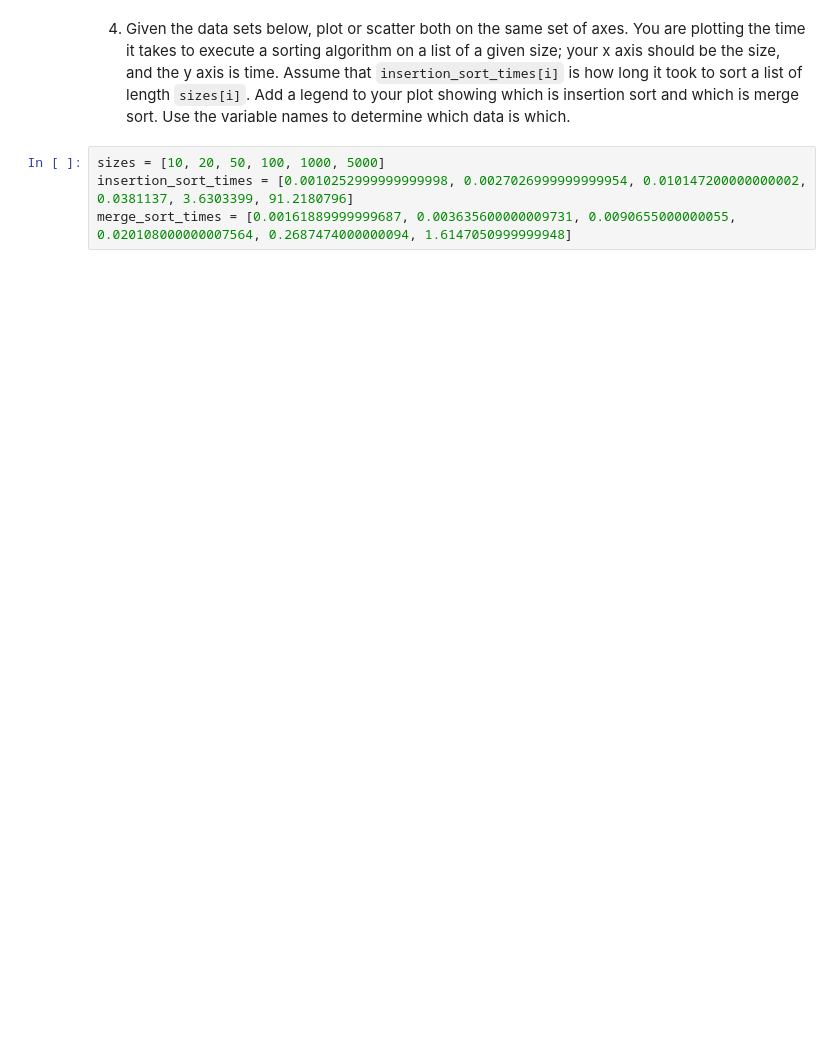
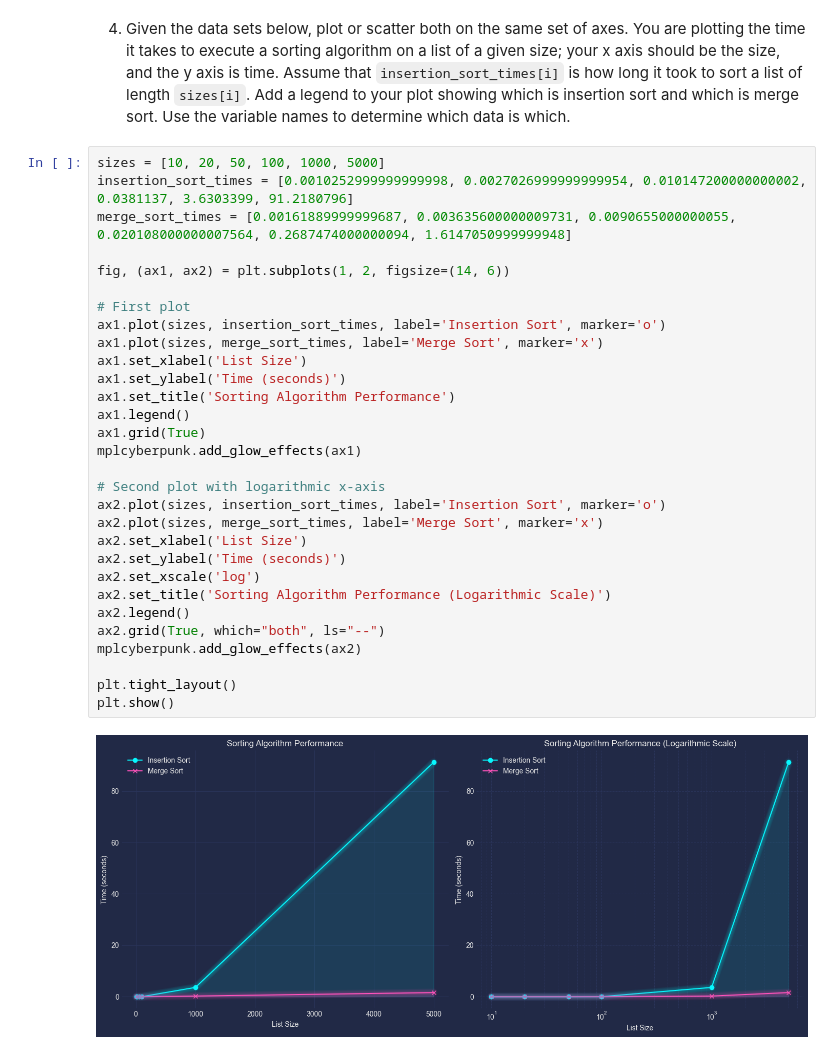
Before and after one commit to drpafowler/module03_philip, a Jupyter notebook: pyplot.ipynb, the cells around one changed output. Saved outputs shown, nothing was run; the diff lists cells and outputs as text; blank space fills up the shorter version.

```diff
--- a/pyplot.ipynb
+++ b/pyplot.ipynb
@@ -93,6 +121,34 @@ plt.show()
 # %% [markdown]
 4. Given the data sets below, plot or scatter both on the same set of axes.  You are plotting the time it takes to execute a sorting algorithm on a list of a given size; your x axis should be the size, and the y axis is time.  Assume that `insertion_sort_times[i]` is how long it took to sort a list of length `sizes[i]`.  Add a legend to your plot showing which is insertion sort and which is merge sort.  Use the variable names to determine which data is which.
-# %%
-sizes = [10, 20, 50, 100, 1000, 5000]
-insertion_sort_times = [0.0010252999999999998, 0.0027026999999999954, 0.010147200000000002, 0.0381137, 3.6303399, 91.2180796]
-merge_sort_times = [0.00161889999999687, 0.003635600000009731, 0.0090655000000055, 0.020108000000007564, 0.2687474000000094, 1.6147050999999948]
+# %%
+sizes = [10, 20, 50, 100, 1000, 5000]
+insertion_sort_times = [0.0010252999999999998, 0.0027026999999999954, 0.010147200000000002, 0.0381137, 3.6303399, 91.2180796]
+merge_sort_times = [0.00161889999999687, 0.003635600000009731, 0.0090655000000055, 0.020108000000007564, 0.2687474000000094, 1.6147050999999948]
+
+fig, (ax1, ax2) = plt.subplots(1, 2, figsize=(14, 6))
+
+# First plot
+ax1.plot(sizes, insertion_sort_times, label='Insertion Sort', marker='o')
+ax1.plot(sizes, merge_sort_times, label='Merge Sort', marker='x')
+ax1.set_xlabel('List Size')
+ax1.set_ylabel('Time (seconds)')
+ax1.set_title('Sorting Algorithm Performance')
+ax1.legend()
+ax1.grid(True)
+mplcyberpunk.add_glow_effects(ax1)
+
+# Second plot with logarithmic x-axis
+ax2.plot(sizes, insertion_sort_times, label='Insertion Sort', marker='o')
+ax2.plot(sizes, merge_sort_times, label='Merge Sort', marker='x')
+ax2.set_xlabel('List Size')
+ax2.set_ylabel('Time (seconds)')
+ax2.set_xscale('log')
+ax2.set_title('Sorting Algorithm Performance (Logarithmic Scale)')
+ax2.legend()
+ax2.grid(True, which="both", ls="--")
+mplcyberpunk.add_glow_effects(ax2)
+
+plt.tight_layout()
+plt.show()
+# %% [output]
+[figure, added]
```
Also changed, not shown: parts of 4 cells of this notebook.
